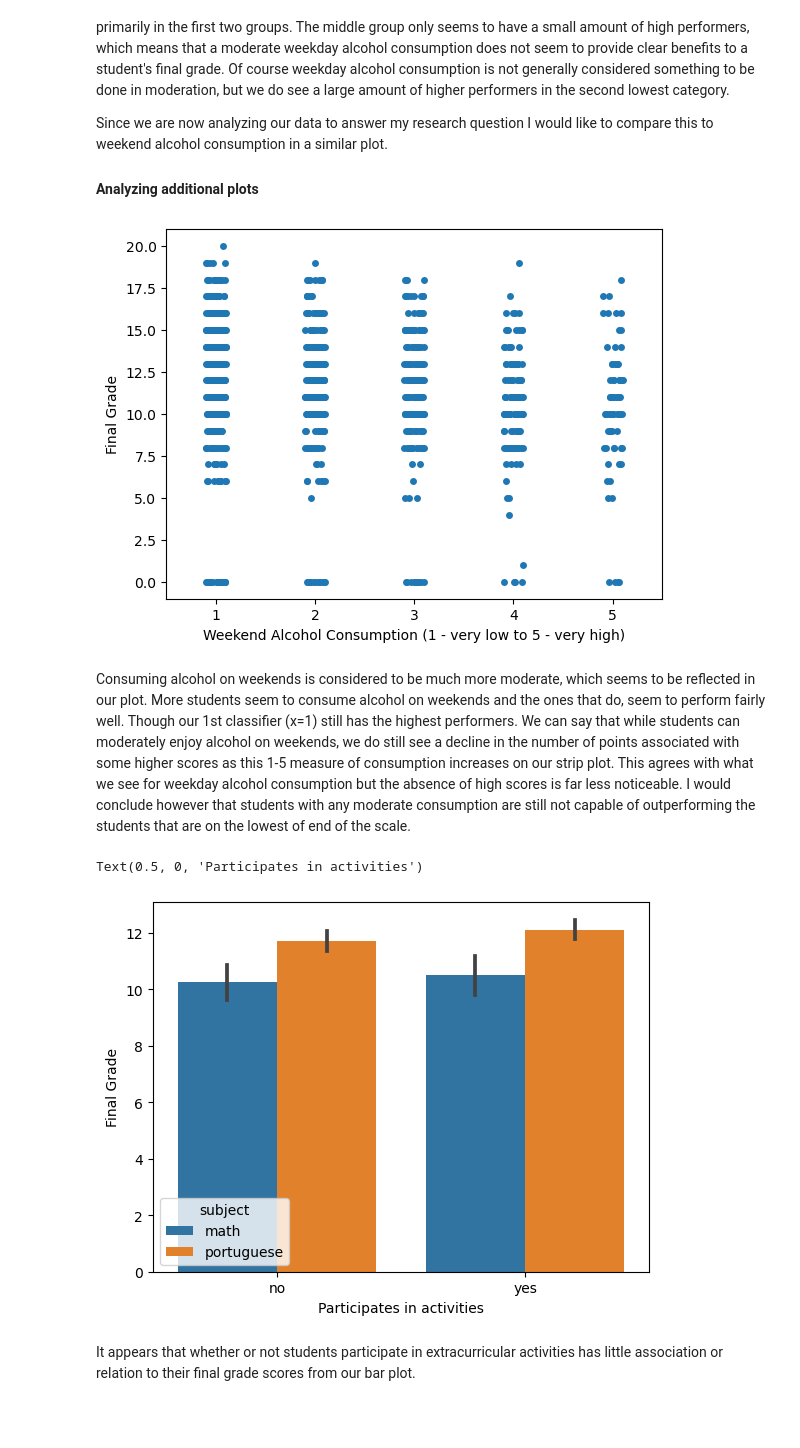
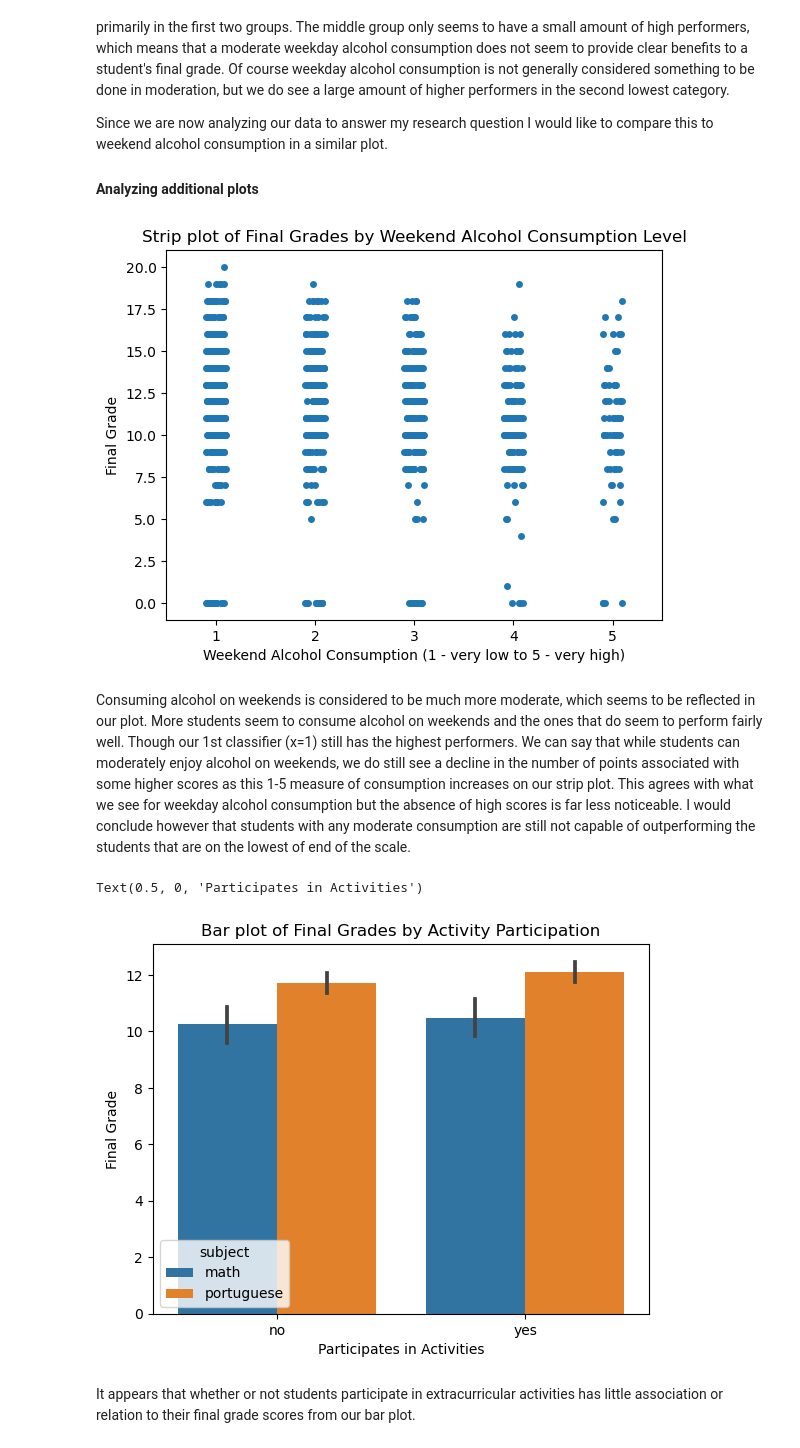
Before and after one commit to ubco-W2022T1-cosc301/project-group05, a Jupyter notebook: notebooks/analysis2.ipynb, the cells around one changed output. Saved outputs shown, nothing was run; the diff lists cells and outputs as text; code cells hidden in the pictures; blank space fills up the shorter version.

```diff
--- a/notebooks/analysis2.ipynb
+++ b/notebooks/analysis2.ipynb
@@ -455,20 +462,22 @@ Since we are now analyzing our data to answer my research question I would like
 #### Analyzing additional plots
 # %%
 sns.stripplot(x='weekend_alcohol', y='final_grade', data=clean_df, size=5)
+plt.title('Strip plot of Final Grades by Weekend Alcohol Consumption Level')
 plt.ylabel('Final Grade')
 plt.xlabel('Weekend Alcohol Consumption (1 - very low to 5 - very high)')
 plt.show()
 # %% [output]
-[figure, old version]
+[figure, new version]
 # %% [markdown]
-Consuming alcohol on weekends is considered to be much more moderate, which seems to be reflected in our plot. More students seem to consume alcohol on weekends and the ones that do, seem to perform fairly well. Though our 1st classifier (x=1) still has the highest performers. We can say that while students can moderately enjoy alcohol on weekends, we do still see a decline in the number of points associated with some higher scores as this 1-5 measure of consumption increases on our strip plot. This agrees with what we see for weekday alcohol consumption but the absence of high scores is far less noticeable. I would conclude however that students with any moderate consumption are still not capable of outperforming the students that are on the lowest of end of the scale.
+Consuming alcohol on weekends is considered to be much more moderate, which seems to be reflected in our plot. More students seem to consume alcohol on weekends and the ones that do seem to perform fairly well. Though our 1st classifier (x=1) still has the highest performers. We can say that while students can moderately enjoy alcohol on weekends, we do still see a decline in the number of points associated with some higher scores as this 1-5 measure of consumption increases on our strip plot. This agrees with what we see for weekday alcohol consumption but the absence of high scores is far less noticeable. I would conclude however that students with any moderate consumption are still not capable of outperforming the students that are on the lowest of end of the scale.
 # %%
 sns.barplot(x ='activity_participation', y ='final_grade', data = clean_df, hue ='subject')
+plt.title('Bar plot of Final Grades by Activity Participation')
 plt.ylabel('Final Grade')
-plt.xlabel('Participates in activities')
+plt.xlabel('Participates in Activities')
 # %% [output]
-Text(0.5, 0, 'Participates in activities')
+Text(0.5, 0, 'Participates in Activities')
-[figure, old version]
+[figure, new version]
 # %% [markdown]
 It appears that whether or not students participate in extracurricular activities has little association or relation to their final grade scores from our bar plot.
 # %%
```
Also changed, not shown: parts of 9 cells of this notebook.
